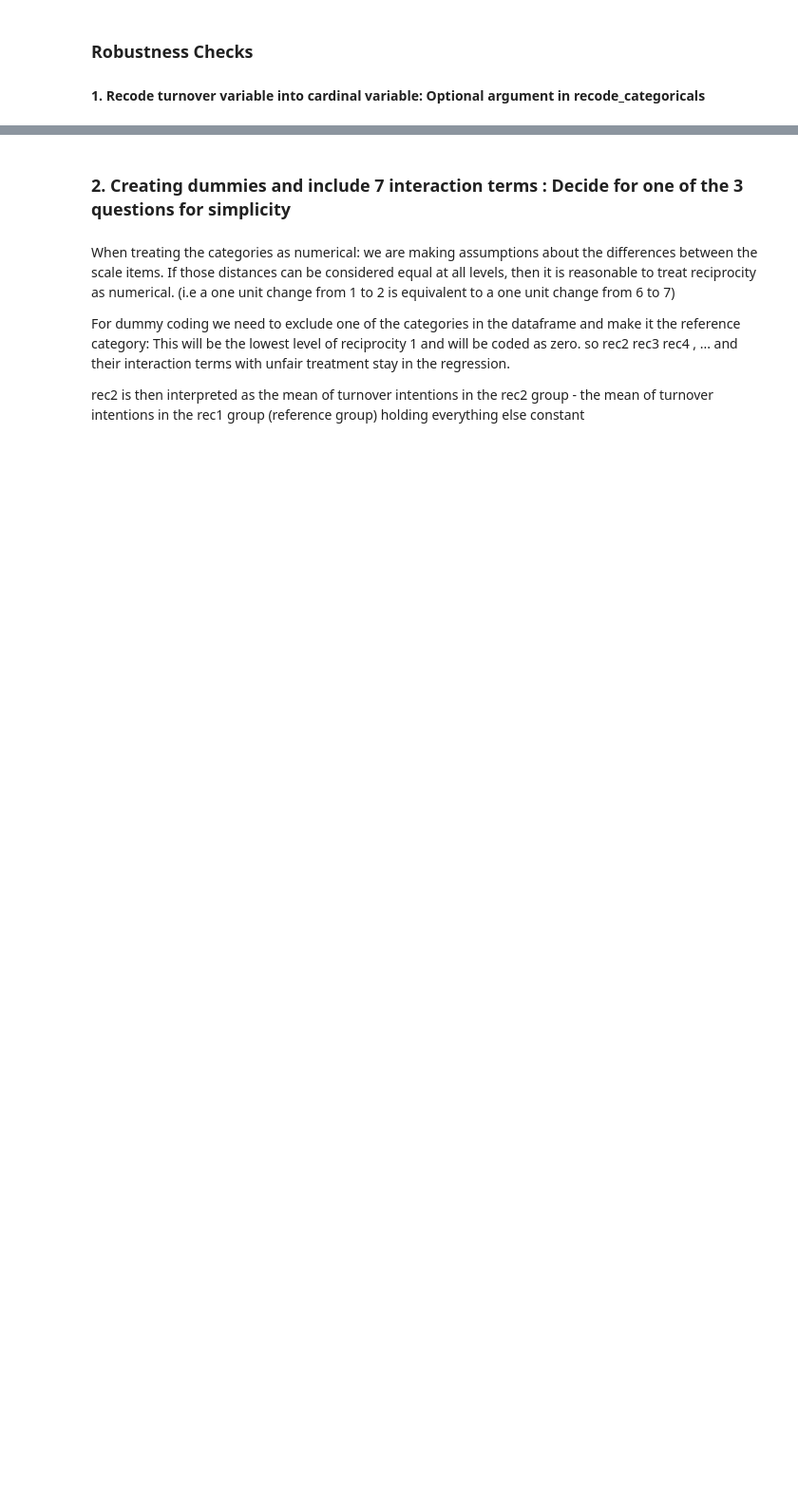
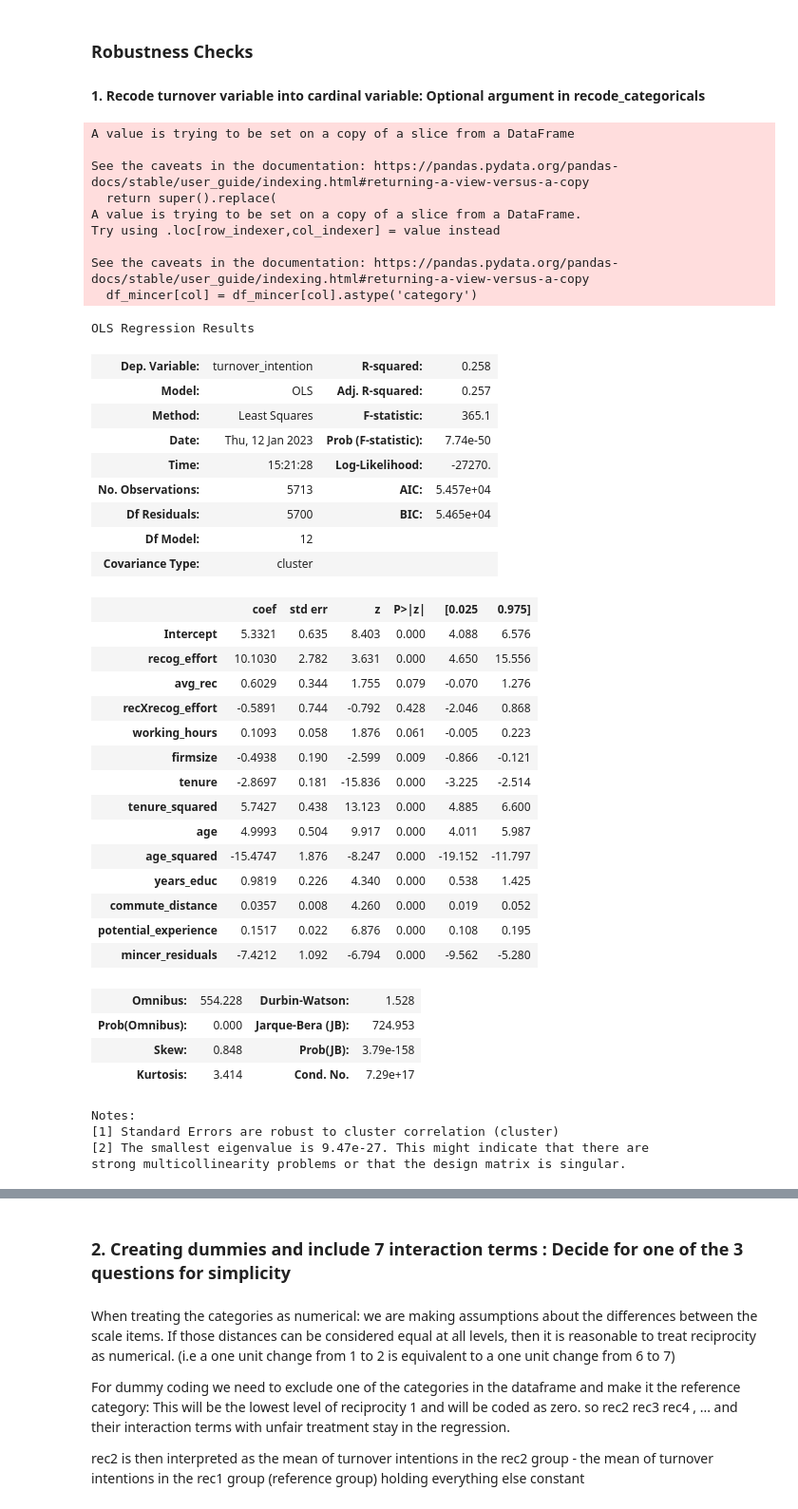
Before and after one commit to maxxxbb/ResearchModule, a Jupyter notebook: src/data_management/FirstRegression.ipynb, the cells around one changed output, grey strips where cells are left out. Shown at 95% size. Drawn from its saved outputs; the diff is of its cells as text; code cells hidden in the pictures; blank space fills up the shorter version.

```diff
--- a/src/data_management/FirstRegression.ipynb
+++ b/src/data_management/FirstRegression.ipynb
@@ -481,24 +486,66 @@ strong multicollinearity problems or that the design matrix is singular.
 #### 1. Recode turnover variable into cardinal variable: Optional argument in recode_categoricals
 # %%
 # optional argument ==1
-dfrc1 = include_jobchangers(add_mincer_residuals(merge_and_clean(df_05,df_06,df_07,work07,rc_cardinal=1)),rc_cardinal=True)
-# specify columns which we need for regression by dropping everything else
-dfrc_cardinal = dfrc1.drop(columns=['similar_problems', 'take_revenge', 'insult_back','felt_recog_sup', 'felt_recog_effort',
+df_card = include_jobchangers(add_mincer_residuals(merge_and_clean(df_05,df_06,df_07,work07,rc_cardinal=1)),rc_cardinal=True)
+## drop n.a.ns
+df_card.drop(columns=['similar_problems', 'take_revenge', 'insult_back','felt_recog_sup', 'felt_recog_effort',
        'recog_personal', 'felt_recog_personal', 'recog_pay', 'felt_recog_pay', 'year_birth', 'new_job',
-       'reason_new_job', 'school_degree','overtime', 'recog_sup','wage_lastmonth','rec1' , 'rec2' , 'rec3' , 'rec4', 'rec5' , 'rec6' , 'rec7' ,'work_satisfaction'])
-#  included 'recog_effort'again , excluded overtime due to sample size and wage last month
+       'reason_new_job', 'school_degree','overtime', 'recog_sup','wage_lastmonth','rec1' , 'rec2' , 'rec3' , 'rec4', 'rec5' , 'rec6' , 'rec7' ,'work_satisfaction'], inplace = True)
 # add interaction term
-dfrc_cardinal["recXrecog_effort"] = dfrc_cardinal["recog_effort"] * dfrc_cardinal["avg_rec"]
+df_card["recXrecog_effort"] = df_card["recog_effort"] * df_card["avg_rec"]
 # drop missing data in regression dataframe
-dfrc_cardinal = dfrc_cardinal.dropna()
+df_card.dropna(inplace=True)
 
-## OLS regression
-from statsmodels.regression.linear_model import OLS
+import statsmodels.formula.api as smf
 
-Y = dfrc_cardinal["turnover_intention"]
-X = dfrc_cardinal.drop(columns=["turnover_intention"])
-X = sm.add_constant(X)
-model = OLS(Y, X.astype(float))
-lpm_model = model.fit(cov_type= "HC3")
+# Specify model
+formula_main = 'turnover_intention ~ recog_effort + avg_rec + recXrecog_effort + working_hours + firmsize + tenure + tenure_squared + age + age_squared + years_educ + commute_distance + potential_experience + mincer_residuals'
 
-lpm_model.summary()
+# Fit the regression and cluster on the sector variable
+reg_cardinal = smf.ols(formula_main, data=df_card).fit(cov_type='cluster', cov_kwds={'groups': df_card['sector']})
+
+# Print the regression results
+reg_cardinal.summary()
+# %% [output]
+A value is trying to be set on a copy of a slice from a DataFrame
+
+See the caveats in the documentation: https://pandas.pydata.org/pandas-docs/stable/user_guide/indexing.html#returning-a-view-versus-a-copy
+  return super().replace(
+A value is trying to be set on a copy of a slice from a DataFrame.
+Try using .loc[row_indexer,col_indexer] = value instead
+
+See the caveats in the documentation: https://pandas.pydata.org/pandas-docs/stable/user_guide/indexing.html#returning-a-view-versus-a-copy
+  df_mincer[col] = df_mincer[col].astype('category')
+OLS Regression Results
+| Dep. Variable: | turnover_intention | R-squared: | 0.258 |
+| Model: | OLS | Adj. R-squared: | 0.257 |
+| Method: | Least Squares | F-statistic: | 365.1 |
+| Date: | Thu, 12 Jan 2023 | Prob (F-statistic): | 7.74e-50 |
+| Time: | 15:21:28 | Log-Likelihood: | -27270. |
+| No. Observations: | 5713 | AIC: | 5.457e+04 |
+| Df Residuals: | 5700 | BIC: | 5.465e+04 |
+| Df Model: | 12 |  |  |
+| Covariance Type: | cluster |  |  |
+|  | coef | std err | z | P>|z| | [0.025 | 0.975] |
+| Intercept | 5.3321 | 0.635 | 8.403 | 0.000 | 4.088 | 6.576 |
+| recog_effort | 10.1030 | 2.782 | 3.631 | 0.000 | 4.650 | 15.556 |
+| avg_rec | 0.6029 | 0.344 | 1.755 | 0.079 | -0.070 | 1.276 |
+| recXrecog_effort | -0.5891 | 0.744 | -0.792 | 0.428 | -2.046 | 0.868 |
+| working_hours | 0.1093 | 0.058 | 1.876 | 0.061 | -0.005 | 0.223 |
+| firmsize | -0.4938 | 0.190 | -2.599 | 0.009 | -0.866 | -0.121 |
+| tenure | -2.8697 | 0.181 | -15.836 | 0.000 | -3.225 | -2.514 |
+| tenure_squared | 5.7427 | 0.438 | 13.123 | 0.000 | 4.885 | 6.600 |
+| age | 4.9993 | 0.504 | 9.917 | 0.000 | 4.011 | 5.987 |
+| age_squared | -15.4747 | 1.876 | -8.247 | 0.000 | -19.152 | -11.797 |
+| years_educ | 0.9819 | 0.226 | 4.340 | 0.000 | 0.538 | 1.425 |
+| commute_distance | 0.0357 | 0.008 | 4.260 | 0.000 | 0.019 | 0.052 |
+| potential_experience | 0.1517 | 0.022 | 6.876 | 0.000 | 0.108 | 0.195 |
+| mincer_residuals | -7.4212 | 1.092 | -6.794 | 0.000 | -9.562 | -5.280 |
+| Omnibus: | 554.228 | Durbin-Watson: | 1.528 |
+| Prob(Omnibus): | 0.000 | Jarque-Bera (JB): | 724.953 |
+| Skew: | 0.848 | Prob(JB): | 3.79e-158 |
+| Kurtosis: | 3.414 | Cond. No. | 7.29e+17 |
+Notes:
+[1] Standard Errors are robust to cluster correlation (cluster)
+[2] The smallest eigenvalue is 9.47e-27. This might indicate that there are
+strong multicollinearity problems or that the design matrix is singular.
```
Also changed, not shown: parts of 17 cells of this notebook, 2 other files.
